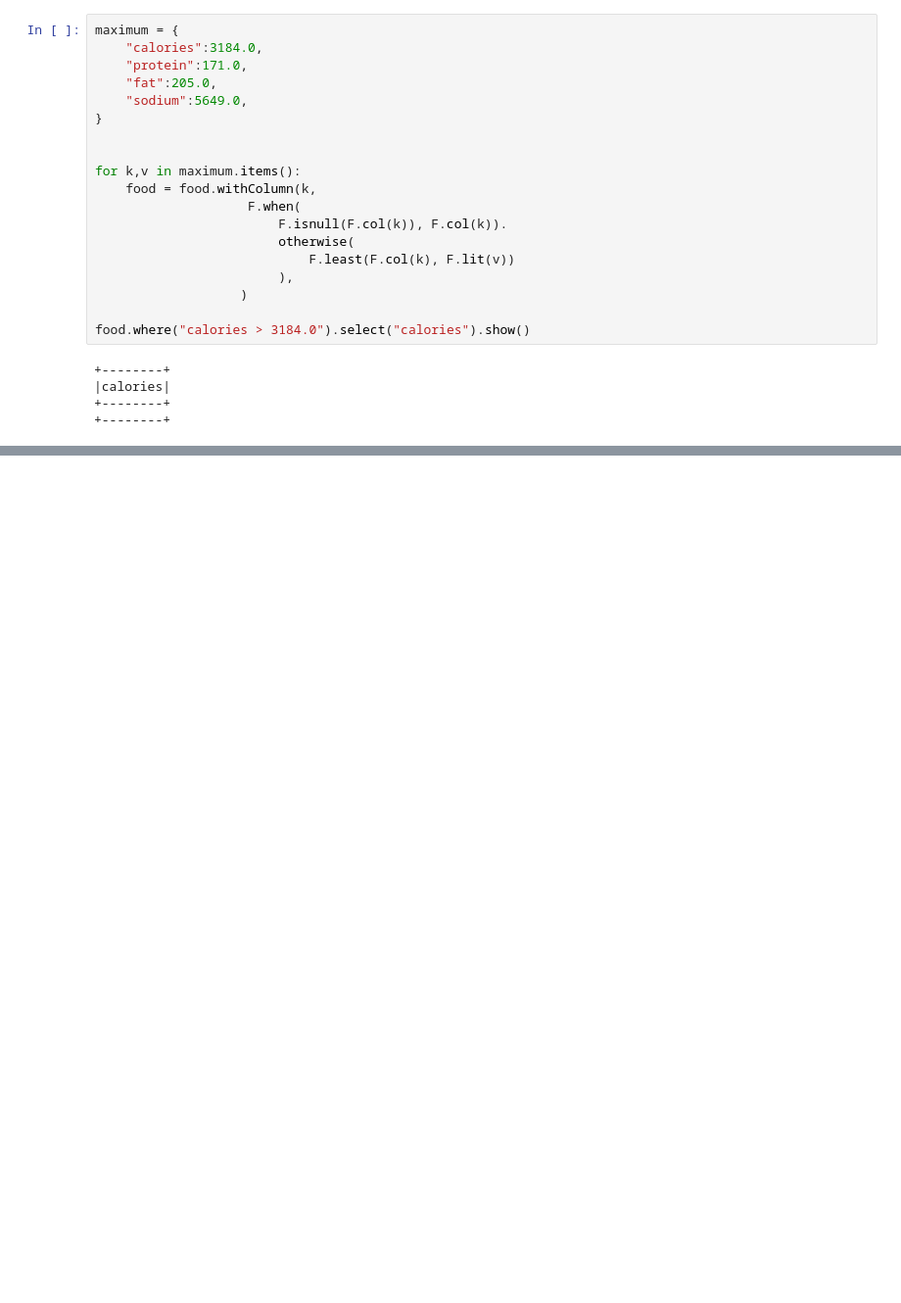
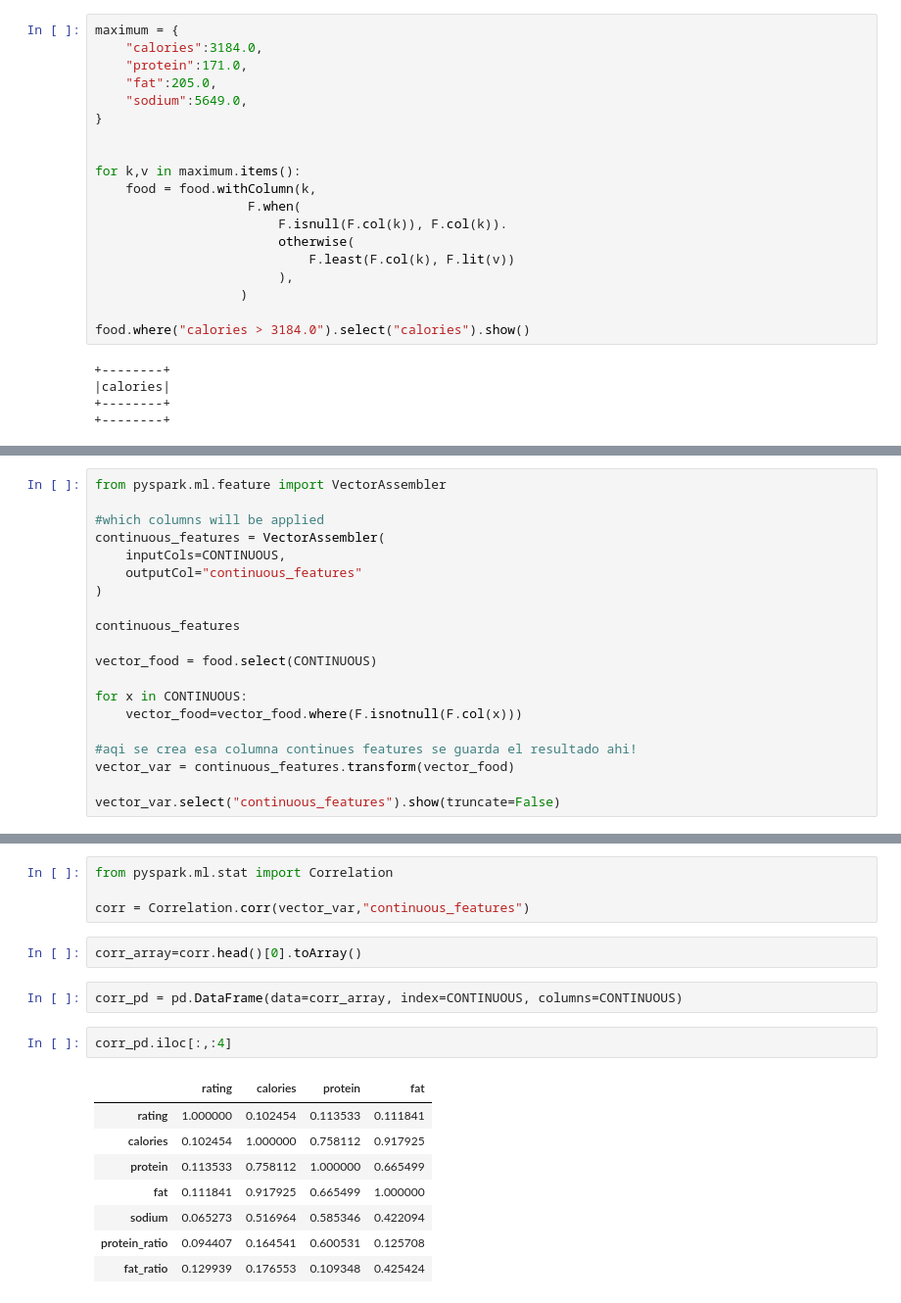
Before and after one commit to armenalaray/Spark, a Jupyter notebook: MachineLearning.ipynb, the cells around one changed output, grey strips where cells are left out. Shown at 98% size. Drawn from its saved outputs; the diff is of its cells as text; blank space fills up the shorter version.

```diff
--- a/MachineLearning.ipynb
+++ b/MachineLearning.ipynb
@@ -348,0 +459,20 @@ food.where("calories > 3184.0").select("calories").show()
+# %%
+from pyspark.ml.feature import VectorAssembler
+
+#which columns will be applied
+continuous_features = VectorAssembler(
+    inputCols=CONTINUOUS,
+    outputCol="continuous_features"
+)
+
+continuous_features
+
+vector_food = food.select(CONTINUOUS)
+
+for x in CONTINUOUS:
+    vector_food=vector_food.where(F.isnotnull(F.col(x)))
+
+#aqi se crea esa columna continues features se guarda el resultado ahi!
+vector_var = continuous_features.transform(vector_food)
+
+vector_var.select("continuous_features").show(truncate=False)
@@ -348,0 +497,19 @@ food.where("calories > 3184.0").select("calories").show()
+# %%
+from pyspark.ml.stat import Correlation
+
+corr = Correlation.corr(vector_var,"continuous_features")
+# %%
+corr_array=corr.head()[0].toArray()
+# %%
+corr_pd = pd.DataFrame(data=corr_array, index=CONTINUOUS, columns=CONTINUOUS)
+# %%
+corr_pd.iloc[:,:4]
+# %% [output]
+|  | rating | calories | protein | fat |
+| rating | 1.000000 | 0.102454 | 0.113533 | 0.111841 |
+| calories | 0.102454 | 1.000000 | 0.758112 | 0.917925 |
+| protein | 0.113533 | 0.758112 | 1.000000 | 0.665499 |
+| fat | 0.111841 | 0.917925 | 0.665499 | 1.000000 |
+| sodium | 0.065273 | 0.516964 | 0.585346 | 0.422094 |
+| protein_ratio | 0.094407 | 0.164541 | 0.600531 | 0.125708 |
+| fat_ratio | 0.129939 | 0.176553 | 0.109348 | 0.425424 |
```
Also changed, not shown: parts of 30 cells of this notebook.
